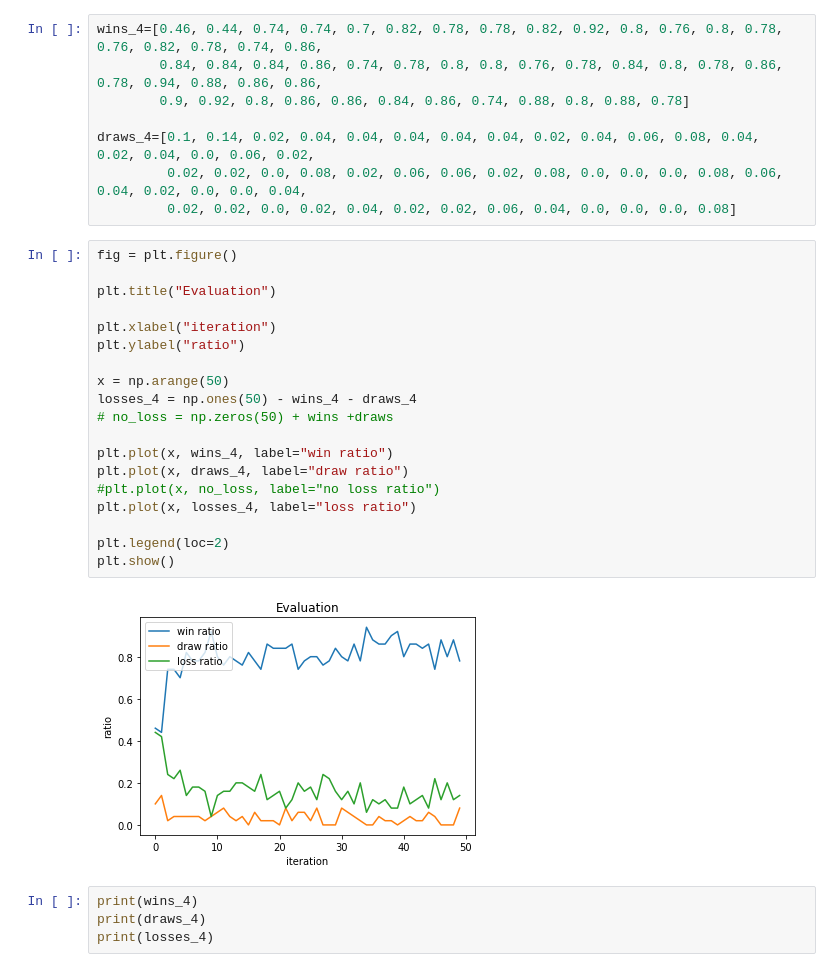
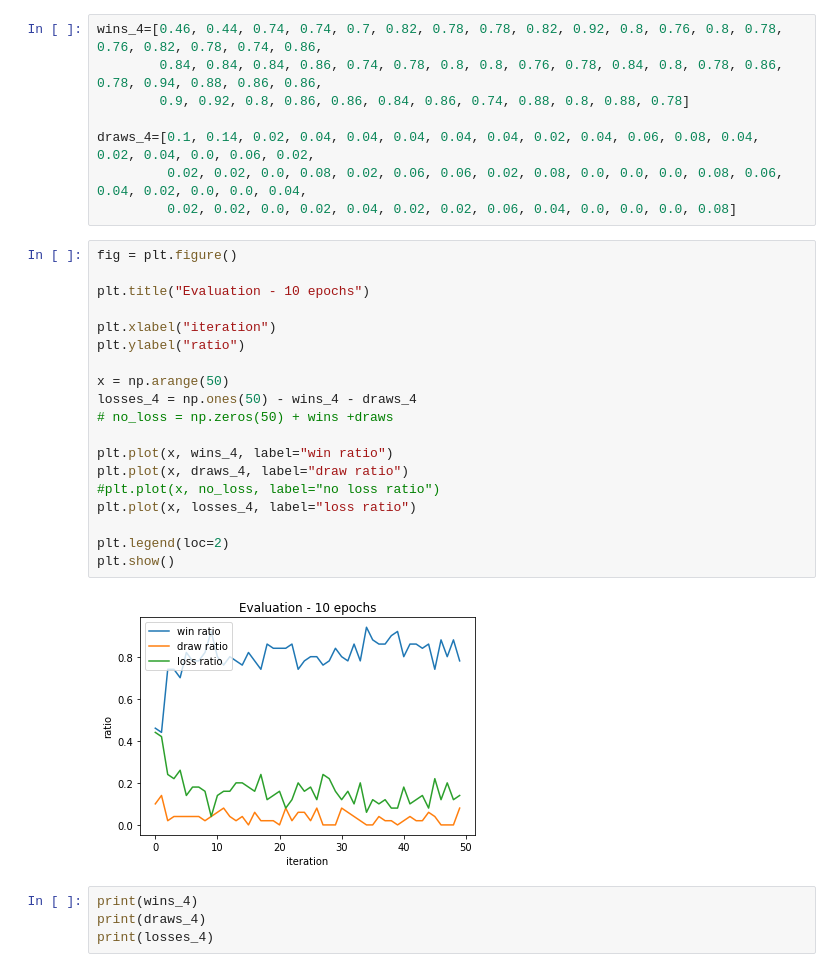
Before and after one commit to y4nnic/AlphaZero_for_small_board_games, a Jupyter notebook: experiment_epochs.ipynb, the cells around one changed output. Cells and saved outputs as stored; diff of their text form.

Commit message:
added evaluation - number of epochs

```diff
--- a/experiment_epochs.ipynb
+++ b/experiment_epochs.ipynb
@@ -374,24 +374,24 @@ draws_4=[0.1, 0.14, 0.02, 0.04, 0.04, 0.04, 0.04, 0.04, 0.02, 0.04, 0.06, 0.08,
 # %%
 fig = plt.figure()
 
-plt.title("Evaluation")
+plt.title("Evaluation - 10 epochs")
 
 plt.xlabel("iteration")
 plt.ylabel("ratio")
 
 x = np.arange(50)
 losses_4 = np.ones(50) - wins_4 - draws_4
 # no_loss = np.zeros(50) + wins +draws
 
 plt.plot(x, wins_4, label="win ratio")
 plt.plot(x, draws_4, label="draw ratio")
 #plt.plot(x, no_loss, label="no loss ratio")
 plt.plot(x, losses_4, label="loss ratio")
 
 plt.legend(loc=2)
 plt.show()
 # %% [output]
-[figure, old version]
+[figure, new version]
 # %%
 print(wins_4)
 print(draws_4)
```
Also changed, not shown: parts of 15 cells of this notebook, 8 other files.
